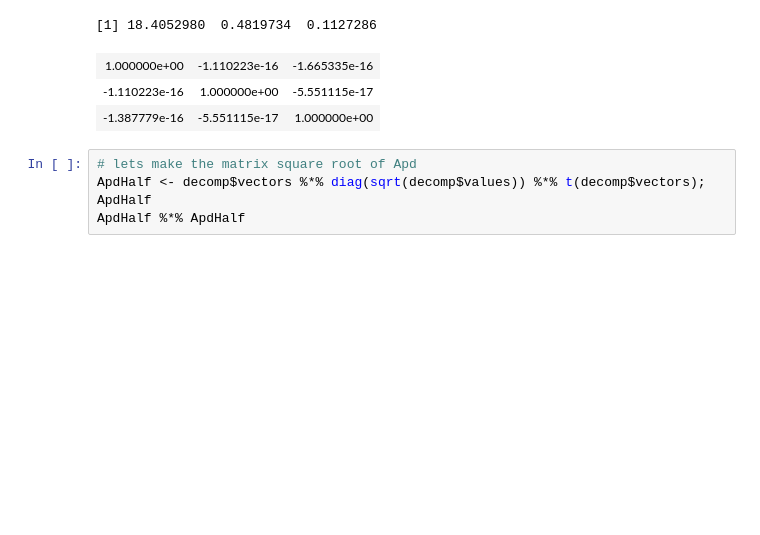
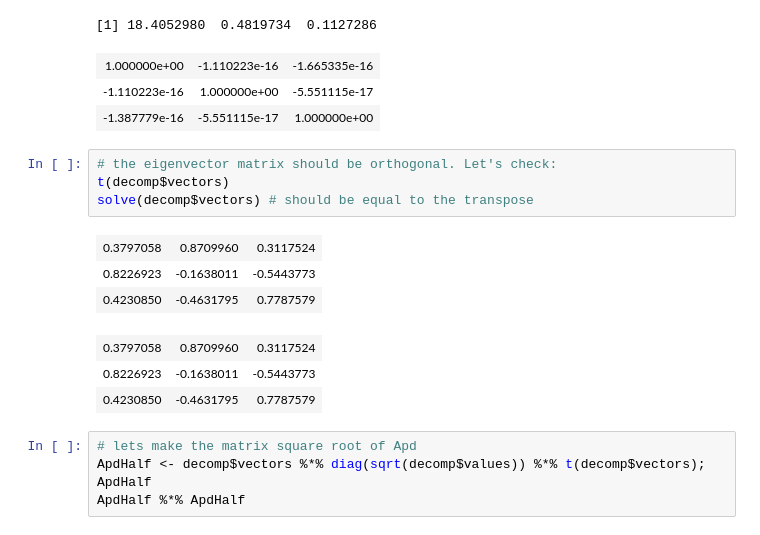
Before and after one commit to pbstark/Padova15, a Jupyter notebook: linAlg.ipynb, the cells around one changed output. Drawn from its saved outputs; the diff is of its cells as text; blank space fills up the shorter version.

```diff
--- a/linAlg.ipynb
+++ b/linAlg.ipynb
@@ -930,6 +942,17 @@ decomp$vectors %*% t(decomp$vectors) # and the matrix of eigenvectors should be
 | 1.000000e+00 | -1.110223e-16 | -1.665335e-16 |
 | -1.110223e-16 | 1.000000e+00 | -5.551115e-17 |
 | -1.387779e-16 | -5.551115e-17 | 1.000000e+00 |
+# %%
+# the eigenvector matrix should be orthogonal. Let's check:
+t(decomp$vectors)
+solve(decomp$vectors) # should be equal to the transpose
+# %% [output]
+| 0.3797058 | 0.8709960 | 0.3117524 |
+| 0.8226923 | -0.1638011 | -0.5443773 |
+| 0.4230850 | -0.4631795 | 0.7787579 |
+| 0.3797058 | 0.8709960 | 0.3117524 |
+| 0.8226923 | -0.1638011 | -0.5443773 |
+| 0.4230850 | -0.4631795 | 0.7787579 |
 # %%
 # lets make the matrix square root of Apd
 ApdHalf <- decomp$vectors %*% diag(sqrt(decomp$values)) %*% t(decomp$vectors);
```
Also changed, not shown: parts of 9 cells of this notebook, 3 other files.
